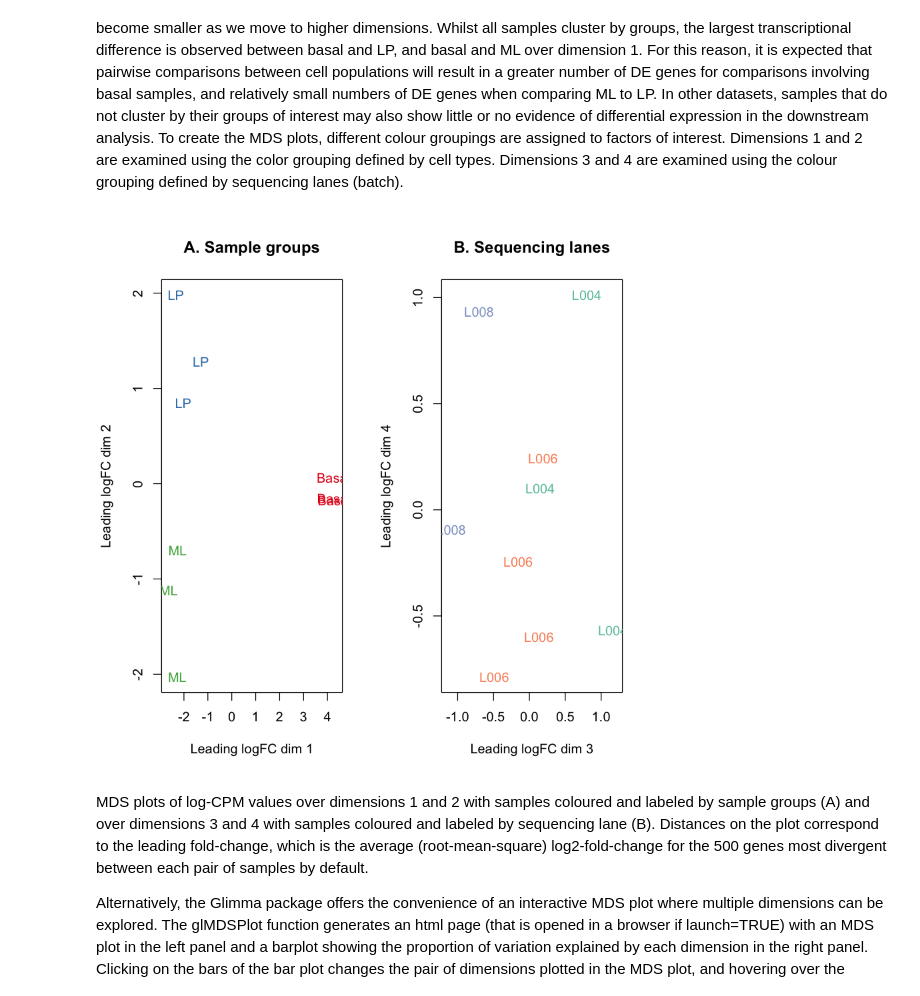
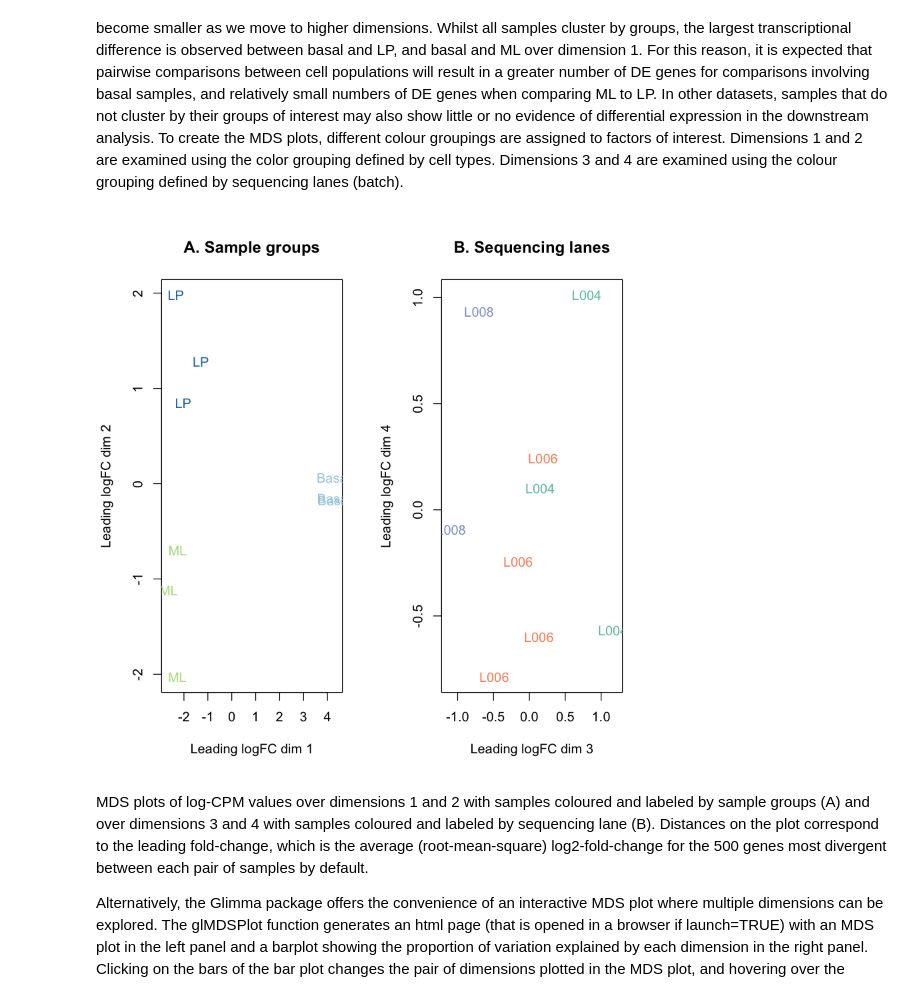
Before and after one commit to trallard/JNB_reproducible, a Jupyter notebook: RNA-sequencing.ipynb, the cells around one changed output. Cells and saved outputs as stored; diff of their text form; code cells hidden in the pictures.

```diff
--- a/RNA-sequencing.ipynb
+++ b/RNA-sequencing.ipynb
@@ -332,18 +393,18 @@ Dimensions 3 and 4 are examined using the colour grouping defined by sequencing
 # %%
 lcpm <- cpm(x, log=TRUE)
 par(mfrow=c(1,2))
 col.group <- group
-levels(col.group) <-  brewer.pal(nlevels(col.group), "Set1")
+levels(col.group) <-  brewer.pal(nlevels(col.group), "Paired")
 col.group <- as.character(col.group)
 col.lane <- lane
 levels(col.lane) <-  brewer.pal(nlevels(col.lane), "Set2")
 col.lane <- as.character(col.lane)
 plotMDS(lcpm, labels=group, col=col.group)
 title(main="A. Sample groups")
 plotMDS(lcpm, labels=lane, col=col.lane, dim=c(3,4))
 title(main="B. Sequencing lanes")
 # %% [output]
-[figure, old version]
+[figure, new version]
 # %% [markdown]
 MDS plots of log-CPM values over dimensions 1 and 2 with samples coloured and labeled by sample groups (A) and over dimensions 3 and 4 with samples coloured and labeled by sequencing lane (B). Distances on the plot correspond to the leading fold-change, which is the average (root-mean-square) log2-fold-change for the 500 genes most divergent between each pair of samples by default.
 
```
Also changed, not shown: parts of 19 cells of this notebook.
